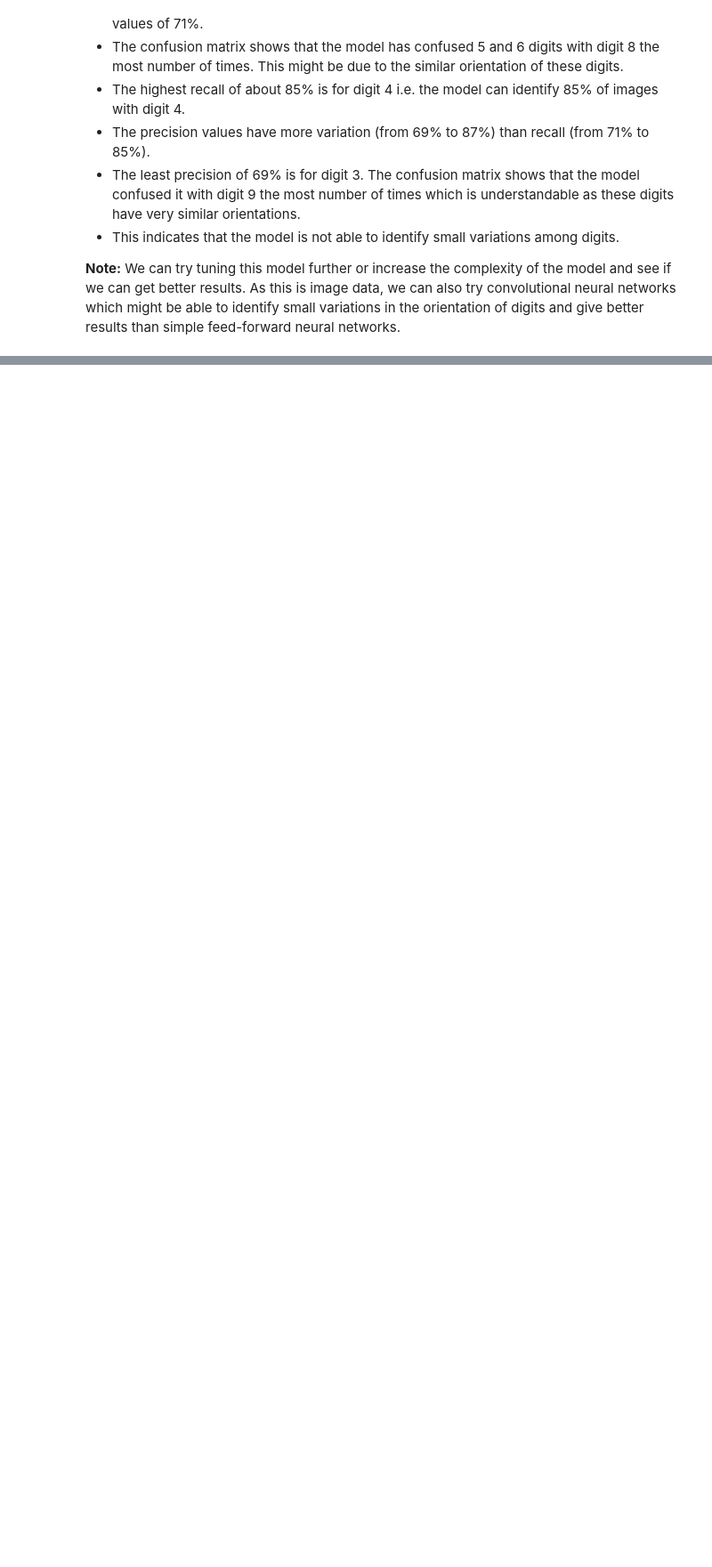
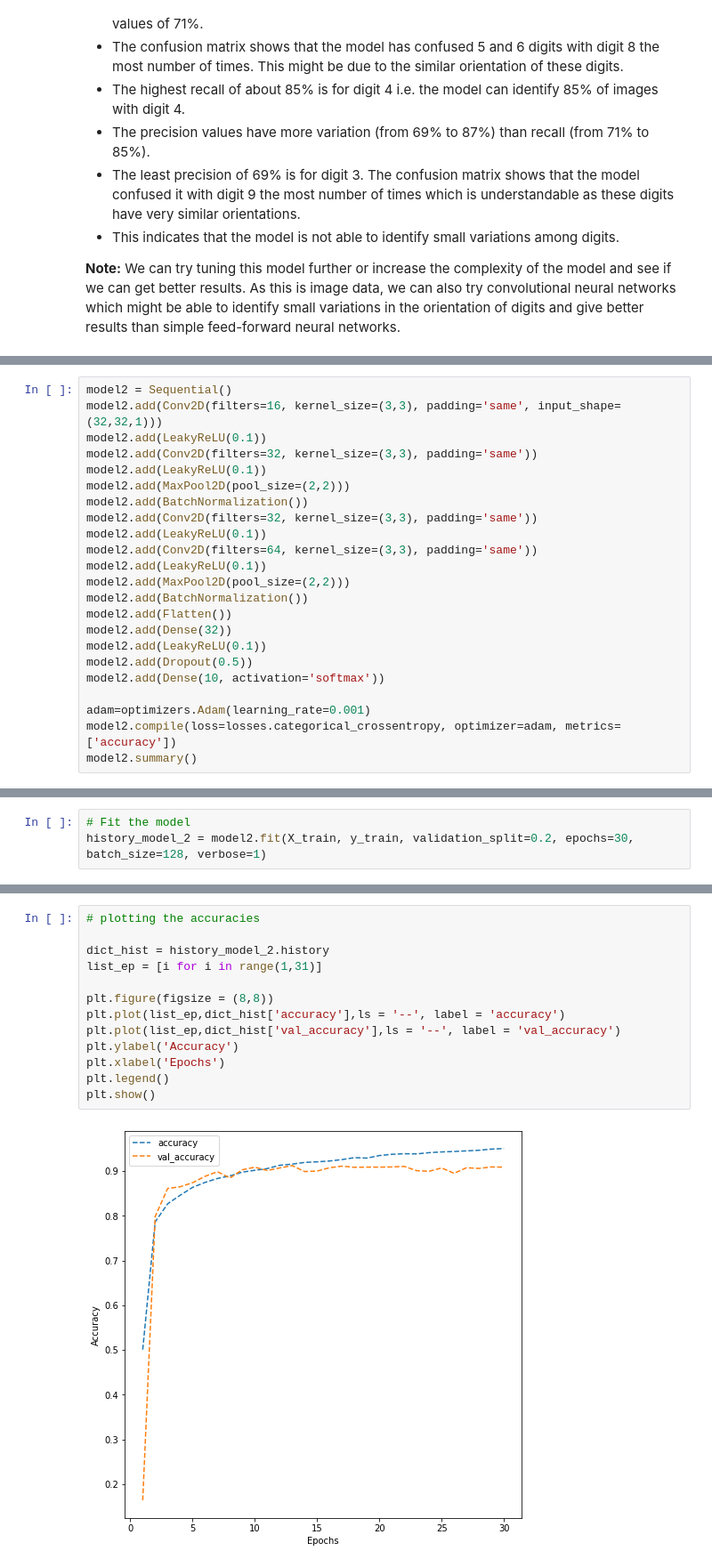
Before and after one commit to macedoti13/MIT-IDSS-DSML, a Jupyter notebook: 6- Deep Learning/ComputerVision/NNDigitRecognition.ipynb, the cells around one changed output, grey strips where cells are left out. Shown: that part at 89% size. Cells and saved outputs as stored; diff of their text form; blank space fills up the shorter version.

```diff
--- a/6- Deep Learning/ComputerVision/NNDigitRecognition.ipynb
+++ b/6- Deep Learning/ComputerVision/NNDigitRecognition.ipynb
@@ -356,0 +598,23 @@ weighted avg       0.79      0.78      0.78     18000
+# %%
+model2 = Sequential()
+model2.add(Conv2D(filters=16, kernel_size=(3,3), padding='same', input_shape=(32,32,1)))
+model2.add(LeakyReLU(0.1))
+model2.add(Conv2D(filters=32, kernel_size=(3,3), padding='same'))
+model2.add(LeakyReLU(0.1))
+model2.add(MaxPool2D(pool_size=(2,2)))
+model2.add(BatchNormalization())
+model2.add(Conv2D(filters=32, kernel_size=(3,3), padding='same'))
+model2.add(LeakyReLU(0.1))
+model2.add(Conv2D(filters=64, kernel_size=(3,3), padding='same'))
+model2.add(LeakyReLU(0.1))
+model2.add(MaxPool2D(pool_size=(2,2)))
+model2.add(BatchNormalization())
+model2.add(Flatten())
+model2.add(Dense(32))
+model2.add(LeakyReLU(0.1))
+model2.add(Dropout(0.5))
+model2.add(Dense(10, activation='softmax'))
+
+adam=optimizers.Adam(learning_rate=0.001)
+model2.compile(loss=losses.categorical_crossentropy, optimizer=adam, metrics=['accuracy'])
+model2.summary()
@@ -356,0 +639,3 @@ weighted avg       0.79      0.78      0.78     18000
+# %%
+# Fit the model
+history_model_2 = model2.fit(X_train, y_train, validation_split=0.2, epochs=30, batch_size=128, verbose=1)
@@ -356,0 +660,15 @@ weighted avg       0.79      0.78      0.78     18000
+# %%
+# plotting the accuracies
+
+dict_hist = history_model_2.history
+list_ep = [i for i in range(1,31)]
+
+plt.figure(figsize = (8,8))
+plt.plot(list_ep,dict_hist['accuracy'],ls = '--', label = 'accuracy')
+plt.plot(list_ep,dict_hist['val_accuracy'],ls = '--', label = 'val_accuracy')
+plt.ylabel('Accuracy')
+plt.xlabel('Epochs')
+plt.legend()
+plt.show()
+# %% [output]
+[figure, added]
```
Also changed, not shown: parts of 29 cells of this notebook.
